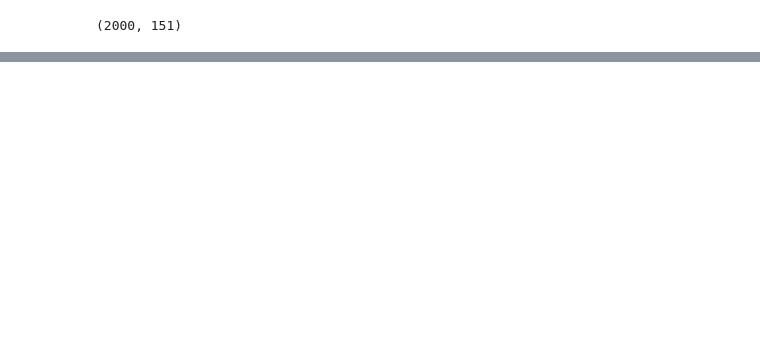
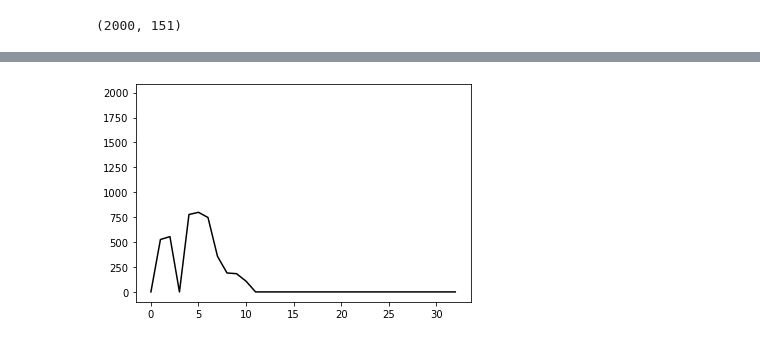
Before and after one commit to pisosyam/JUNIOR2023, a Jupyter notebook: Untitled.ipynb, the cells around one changed output, grey strips where cells are left out. Drawn from its saved outputs; the diff is of its cells as text; code cells hidden in the pictures; blank space fills up the shorter version.

```diff
--- a/Untitled.ipynb
+++ b/Untitled.ipynb
@@ -26,0 +53,15 @@ animation.save('results/anim_data_peaks.gif', writer='pillow')
+# %%
+all_contour_heights = pd.DataFrame(all_contour_heights)
+all_contour_heights = all_contour_heights[all_contour_heights>=70].fillna(0)
+all_contour_heights.to_csv('results/123.csv')
+# %%
+fig, ax = plt.subplots()
+cam = Camera(fig)
+for i in range(150):
+    plt.plot(all_contour_heights.iloc[i, :], color = "black")
+    cam.snap()
+
+animation = cam.animate()
+animation.save('results/anim_contour_heights.gif', writer='pillow')
+# %% [output]
+[figure, added]
```
Also changed, not shown: parts of 7 cells of this notebook, 3 other files.
